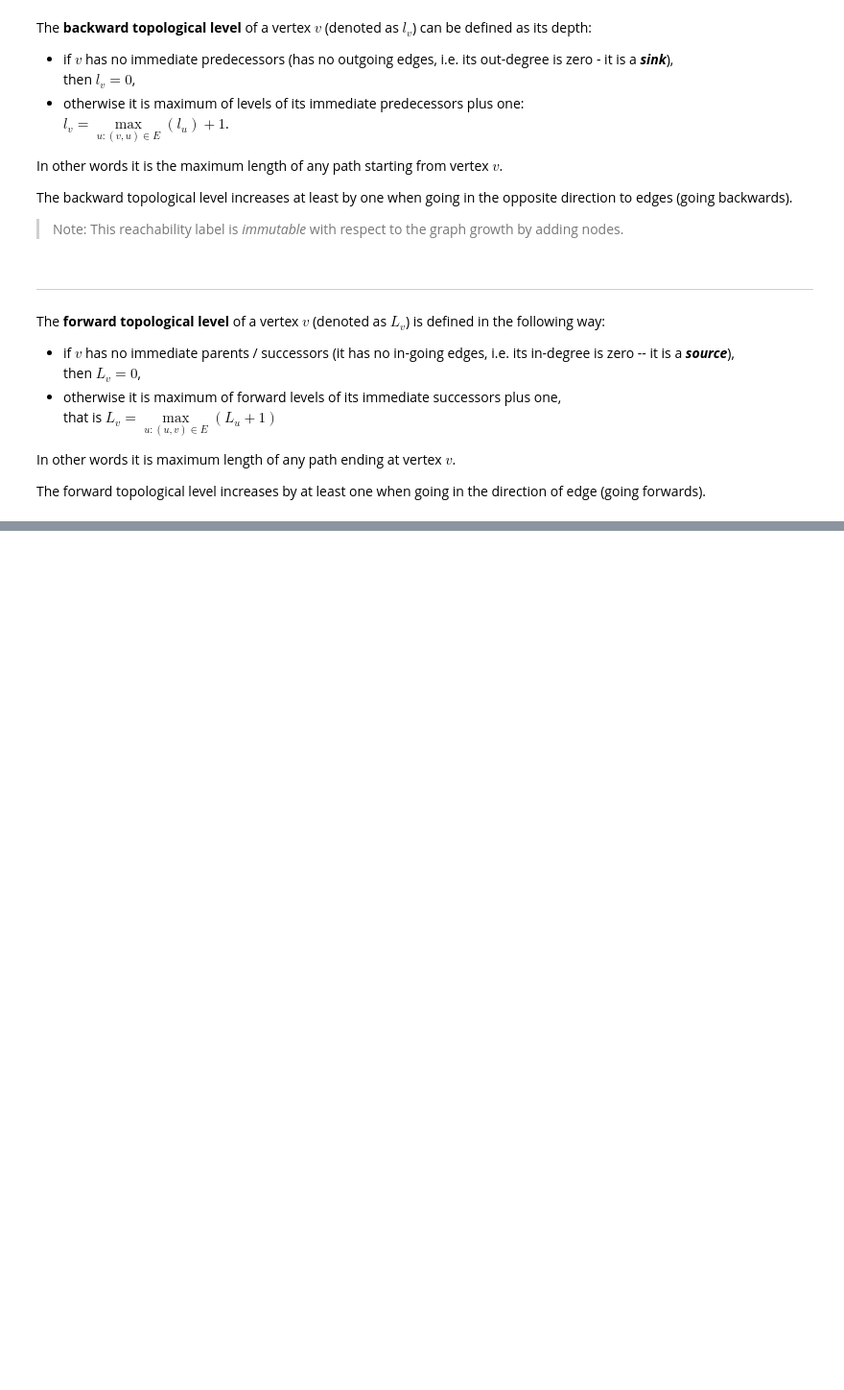
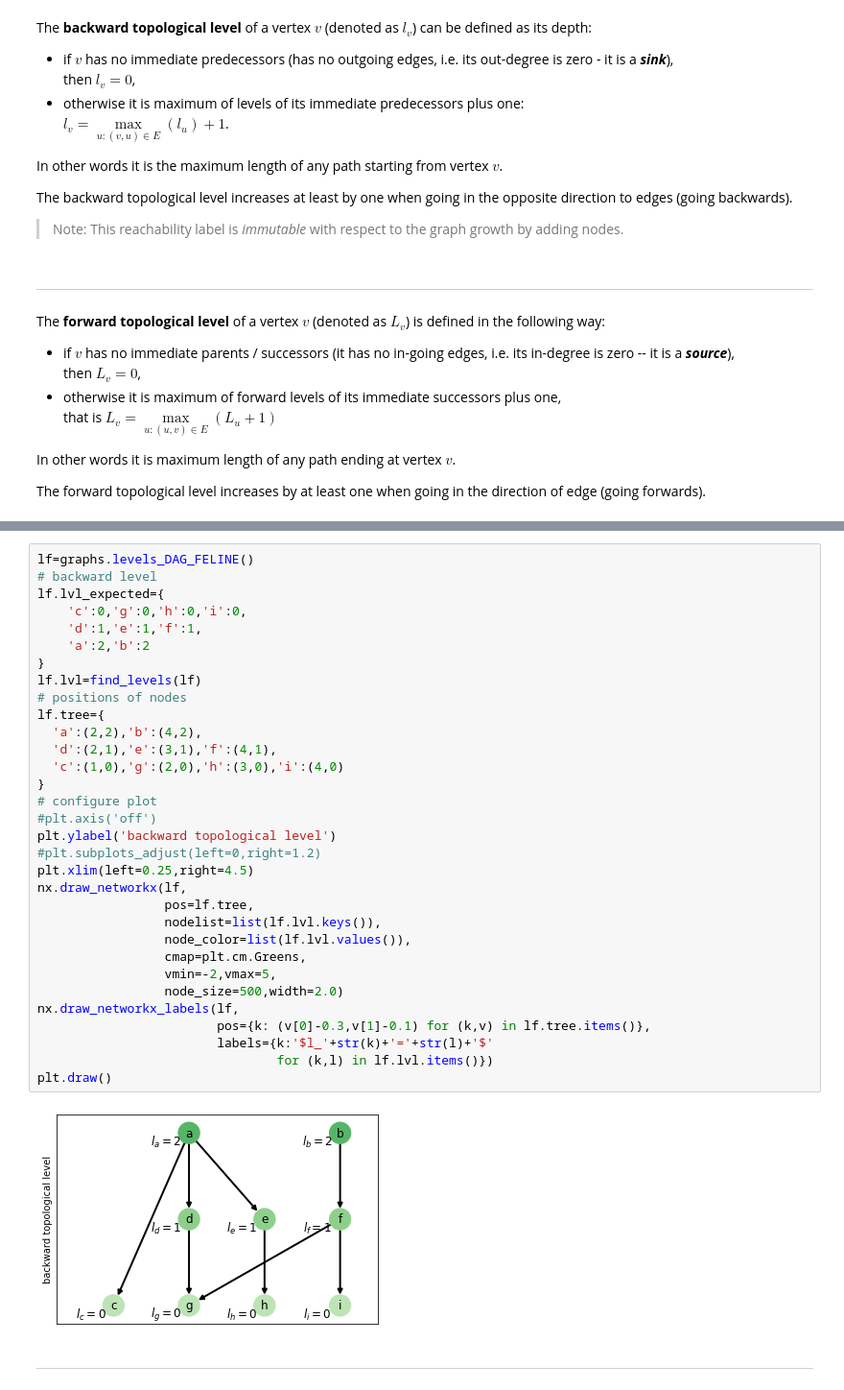
Before and after one commit to jnareb/git-commit-graph-ext, a Jupyter notebook: 05_levels.ipynb, the cells around one changed output, grey strips where cells are left out. Shown at 96% size. Cells and saved outputs as stored; diff of their text form; blank space fills up the shorter version.

```diff
--- a/05_levels.ipynb
+++ b/05_levels.ipynb
@@ -35,0 +173,36 @@ The image below shows an example directed graph (DAG), marked with forward and b
+# %%
+lf=graphs.levels_DAG_FELINE()
+# backward level
+lf.lvl_expected={
+    'c':0,'g':0,'h':0,'i':0,
+    'd':1,'e':1,'f':1,
+    'a':2,'b':2
+}
+lf.lvl=find_levels(lf)
+# positions of nodes
+lf.tree={
+  'a':(2,2),'b':(4,2),
+  'd':(2,1),'e':(3,1),'f':(4,1),
+  'c':(1,0),'g':(2,0),'h':(3,0),'i':(4,0)
+}
+# configure plot
+#plt.axis('off')
+plt.ylabel('backward topological level')
+#plt.subplots_adjust(left=0,right=1.2)
+plt.xlim(left=0.25,right=4.5)
+nx.draw_networkx(lf,
+                 pos=lf.tree,
+                 nodelist=list(lf.lvl.keys()),
+                 node_color=list(lf.lvl.values()),
+                 cmap=plt.cm.Greens,
+                 vmin=-2,vmax=5,
+                 node_size=500,width=2.0)
+nx.draw_networkx_labels(lf,
+                        pos={k: (v[0]-0.3,v[1]-0.1) for (k,v) in lf.tree.items()},
+                        labels={k:'$l_'+str(k)+'='+str(l)+'$'
+                                for (k,l) in lf.lvl.items()})
+plt.draw()
+# %% [output]
+[figure, added]
+# %% [markdown]
+----
```
Also changed, not shown: parts of 19 cells of this notebook, 3 other files.
